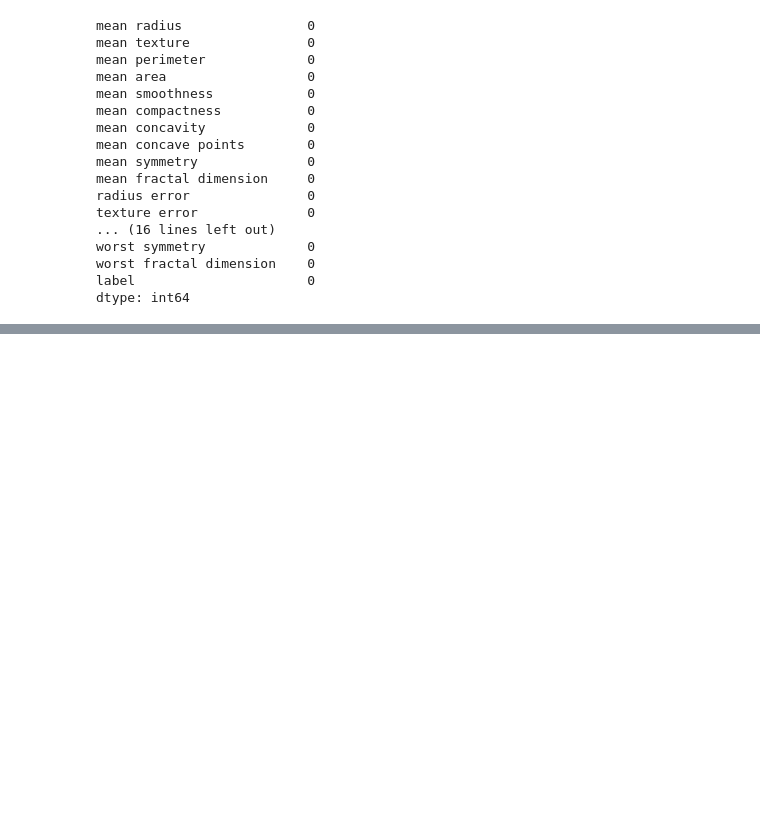
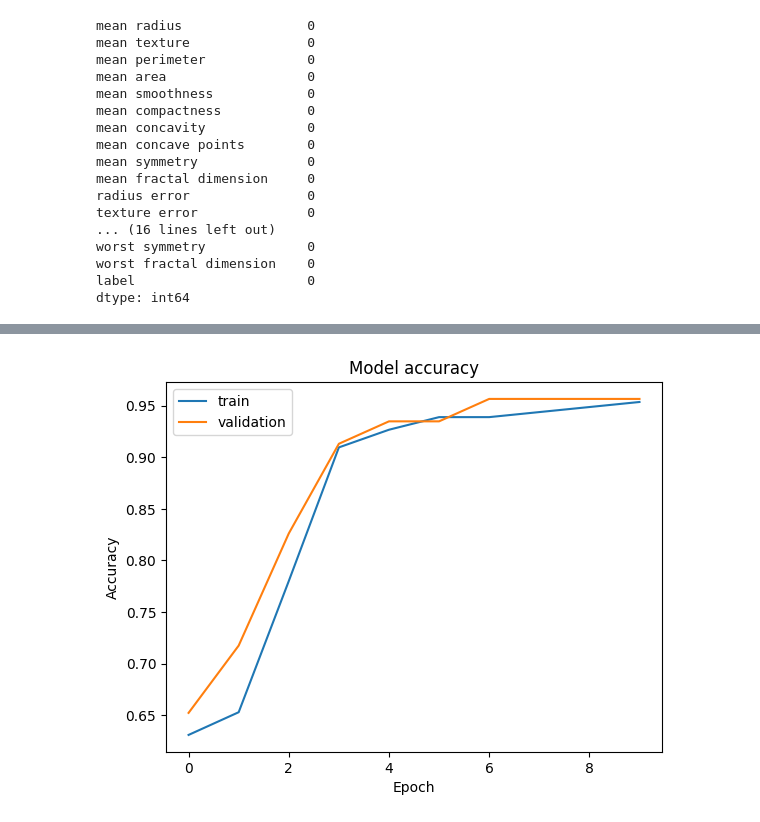
Before and after one commit to shafeeh011/Ai-and-Ml, a Jupyter notebook: DL_Breast_Cacer_Project/Breast_Cancer.ipynb, the cells around one changed output, grey strips where cells are left out. Saved outputs shown, nothing was run; the diff lists cells and outputs as text; code cells hidden in the pictures; blank space fills up the shorter version.

```diff
--- a/DL_Breast_Cacer_Project/Breast_Cancer.ipynb
+++ b/DL_Breast_Cacer_Project/Breast_Cancer.ipynb
@@ -85,0 +118,7 @@ pandas.core.frame.DataFrame
+# %%
+# apply standardization
+from sklearn.preprocessing import StandardScaler
+
+scaler = StandardScaler()
+X_train = scaler.fit_transform(X_train)
+X_test = scaler.transform(X_test)
@@ -85,0 +148,18 @@ pandas.core.frame.DataFrame
+# %%
+# stetting up the model
+model = keras.Sequential([
+    keras.layers.Flatten(input_shape=(30,)), # here we are giving 30 because we have 30 features
+    keras.layers.Dense(20, activation='relu'),
+    keras.layers.Dense(30, activation='sigmoid'),
+    keras.layers.Dense(2, activation='sigmoid')  # here we are giving 2 because we have two classes( benign and malignant)
+
+])
+# %%
+# compile the model
+model.compile(optimizer='adam',
+              loss='sparse_categorical_crossentropy', # we are using catagorical_crossentropy because we have two classes
+              metrics=['accuracy'])
+# %%
+
+# train the model
+history = model.fit(X_train, Y_train, validation_split=0.1, epochs=10) # validation_split=0.1 means 10% of the data will be used for validation
@@ -85,0 +187,13 @@ pandas.core.frame.DataFrame
+# %%
+# visualize the loss and accuracy
+plt.plot(history.history['accuracy'])
+plt.plot(history.history['val_accuracy'])
+
+plt.title('Model accuracy')
+plt.xlabel('Epoch')
+plt.ylabel('Accuracy')
+
+plt.legend(['train', 'validation'], loc='upper left')
+plt.show()
+# %% [output]
+[figure, added]
```
Also changed, not shown: parts of 20 cells of this notebook, 38 other files.
